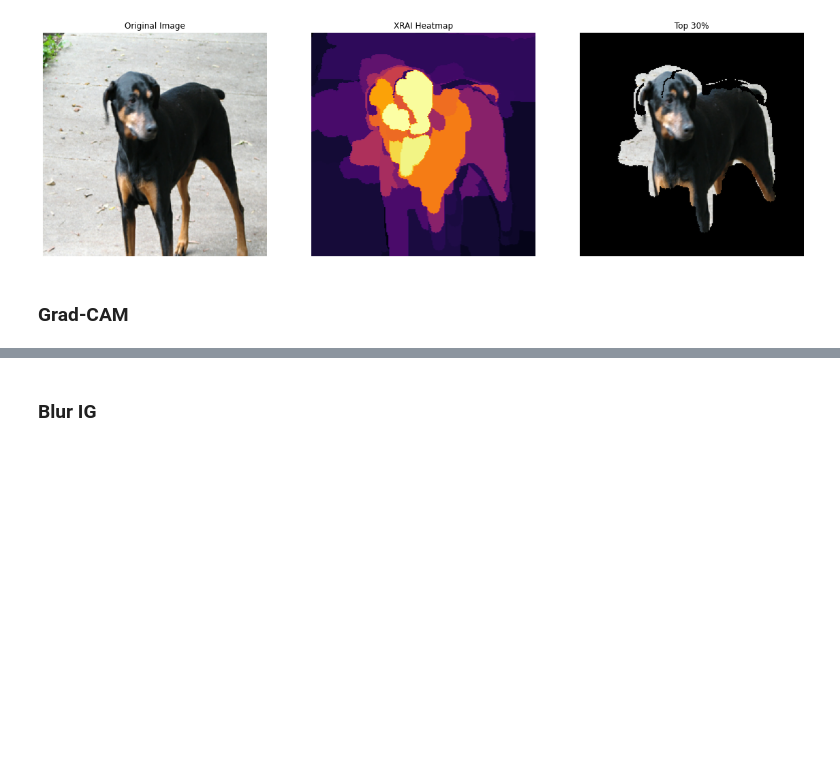
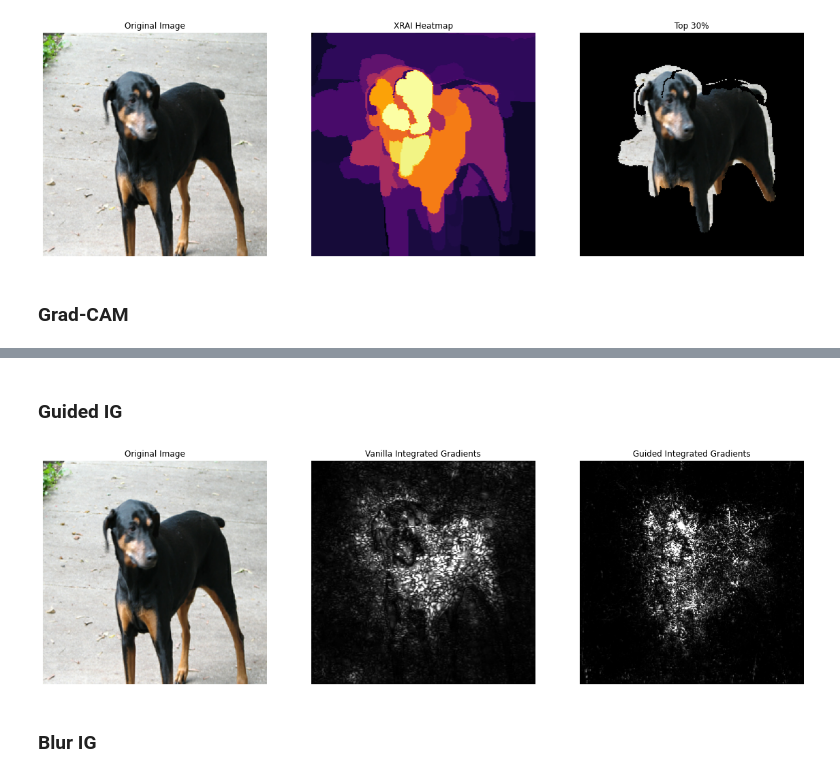
Before and after one commit to PAIR-code/saliency, a Jupyter notebook: Examples_core.ipynb, the cells around one changed output, grey strips where cells are left out. Cells and saved outputs as stored; diff of their text form; code cells hidden in the pictures; blank space fills up the shorter version.

Commit message:
Added implementation of the Guided IG attribution method.

```diff
--- a/Examples_core.ipynb
+++ b/Examples_core.ipynb
@@ -262,3 +269,35 @@ ShowGrayscaleImage(smooth_grad_cam_mask_grayscale, title='Smoothgrad Grad-CAM',
+# %% [markdown]
+### Guided IG
+# %%
+# Construct the saliency object. This doesn't yet compute the saliency mask, it just sets up the necessary ops.
+integrated_gradients = saliency.IntegratedGradients()
+guided_ig = saliency.GuidedIG()
+
+# Baseline is a black image for vanilla integrated gradients.
+baseline = np.zeros(im.shape)
+
+# Compute the vanilla mask and the Guided IG mask.
+vanilla_integrated_gradients_mask_3d = integrated_gradients.GetMask(
+  im, call_model_function, call_model_args, x_steps=25, x_baseline=baseline, batch_size=20)
+guided_ig_mask_3d = guided_ig.GetMask(
+  im, call_model_function, call_model_args, x_steps=25, x_baseline=baseline, max_dist=1.0, fraction=0.5)
+
+# Call the visualization methods to convert the 3D tensors to 2D grayscale.
+vanilla_mask_grayscale = saliency.VisualizeImageGrayscale(vanilla_integrated_gradients_mask_3d)
+guided_ig_mask_grayscale = saliency.VisualizeImageGrayscale(guided_ig_mask_3d)
+
+# Set up matplot lib figures.
+ROWS = 1
+COLS = 3
+UPSCALE_FACTOR = 20
+P.figure(figsize=(ROWS * UPSCALE_FACTOR, COLS * UPSCALE_FACTOR))
+
+# Render the saliency masks.
+ShowImage(im_orig, title='Original Image', ax=P.subplot(ROWS, COLS, 1))
+ShowGrayscaleImage(vanilla_mask_grayscale, title='Vanilla Integrated Gradients', ax=P.subplot(ROWS, COLS, 2))
+ShowGrayscaleImage(guided_ig_mask_grayscale, title='Guided Integrated Gradients', ax=P.subplot(ROWS, COLS, 3))
+# %% [output]
+[figure, added]
 # %% [markdown]
 ### Blur IG
 # %%
```
Also changed, not shown: parts of 6 cells of this notebook, 8 other files.
